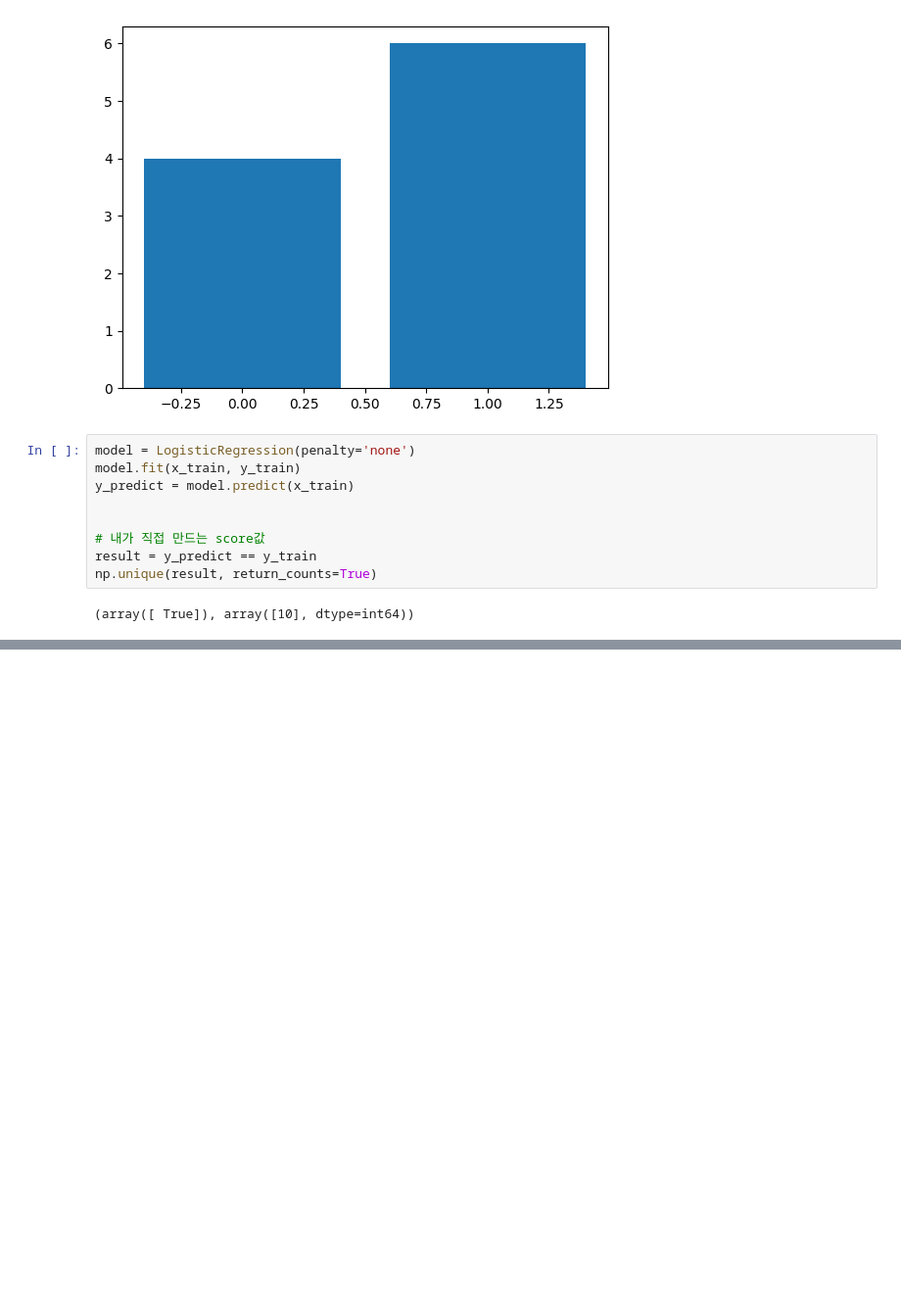
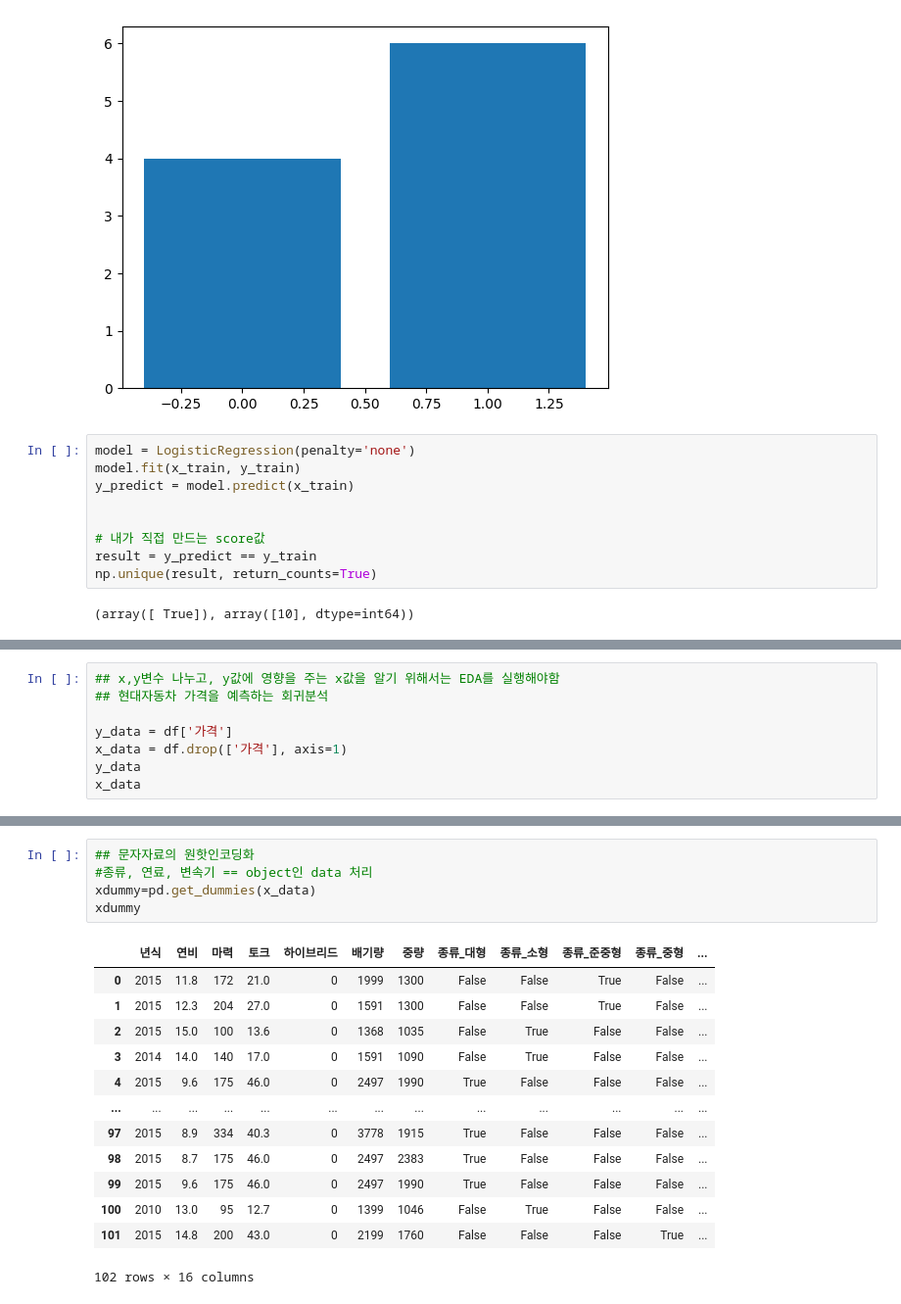
Before and after one commit to dlsco123/mtvs_base, a Jupyter notebook: fourth.ipynb, the cells around one changed output, grey strips where cells are left out. Shown at 98% size. Saved outputs shown, nothing was run; the diff lists cells and outputs as text; blank space fills up the shorter version.

```diff
--- a/fourth.ipynb
+++ b/fourth.ipynb
@@ -276,0 +439,8 @@ x_train
+# %%
+## x,y변수 나누고, y값에 영향을 주는 x값을 알기 위해서는 EDA를 실행해야함
+## 현대자동차 가격을 예측하는 회귀분석
+
+y_data = df['가격']
+x_data = df.drop(['가격'], axis=1)
+y_data
+x_data
@@ -276,0 +477,19 @@ x_train
+# %%
+## 문자자료의 원핫인코딩화
+#종류, 연료, 변속기 == object인 data 처리
+xdummy=pd.get_dummies(x_data)
+xdummy
+# %% [output]
+|  | 년식 | 연비 | 마력 | 토크 | 하이브리드 | 배기량 | 중량 | 종류_대형 | 종류_소형 | 종류_준중형 | 종류_중형 | ... |
+| 0 | 2015 | 11.8 | 172 | 21.0 | 0 | 1999 | 1300 | False | False | True | False | ... |
+| 1 | 2015 | 12.3 | 204 | 27.0 | 0 | 1591 | 1300 | False | False | True | False | ... |
+| 2 | 2015 | 15.0 | 100 | 13.6 | 0 | 1368 | 1035 | False | True | False | False | ... |
+| 3 | 2014 | 14.0 | 140 | 17.0 | 0 | 1591 | 1090 | False | True | False | False | ... |
+| 4 | 2015 | 9.6 | 175 | 46.0 | 0 | 2497 | 1990 | True | False | False | False | ... |
+| ... | ... | ... | ... | ... | ... | ... | ... | ... | ... | ... | ... | ... |
+| 97 | 2015 | 8.9 | 334 | 40.3 | 0 | 3778 | 1915 | True | False | False | False | ... |
+| 98 | 2015 | 8.7 | 175 | 46.0 | 0 | 2497 | 2383 | True | False | False | False | ... |
+| 99 | 2015 | 9.6 | 175 | 46.0 | 0 | 2497 | 1990 | True | False | False | False | ... |
+| 100 | 2010 | 13.0 | 95 | 12.7 | 0 | 1399 | 1046 | False | True | False | False | ... |
+| 101 | 2015 | 14.8 | 200 | 43.0 | 0 | 2199 | 1760 | False | False | False | True | ... |
+102 rows × 16 columns
```
Also changed, not shown: parts of 29 cells of this notebook.
